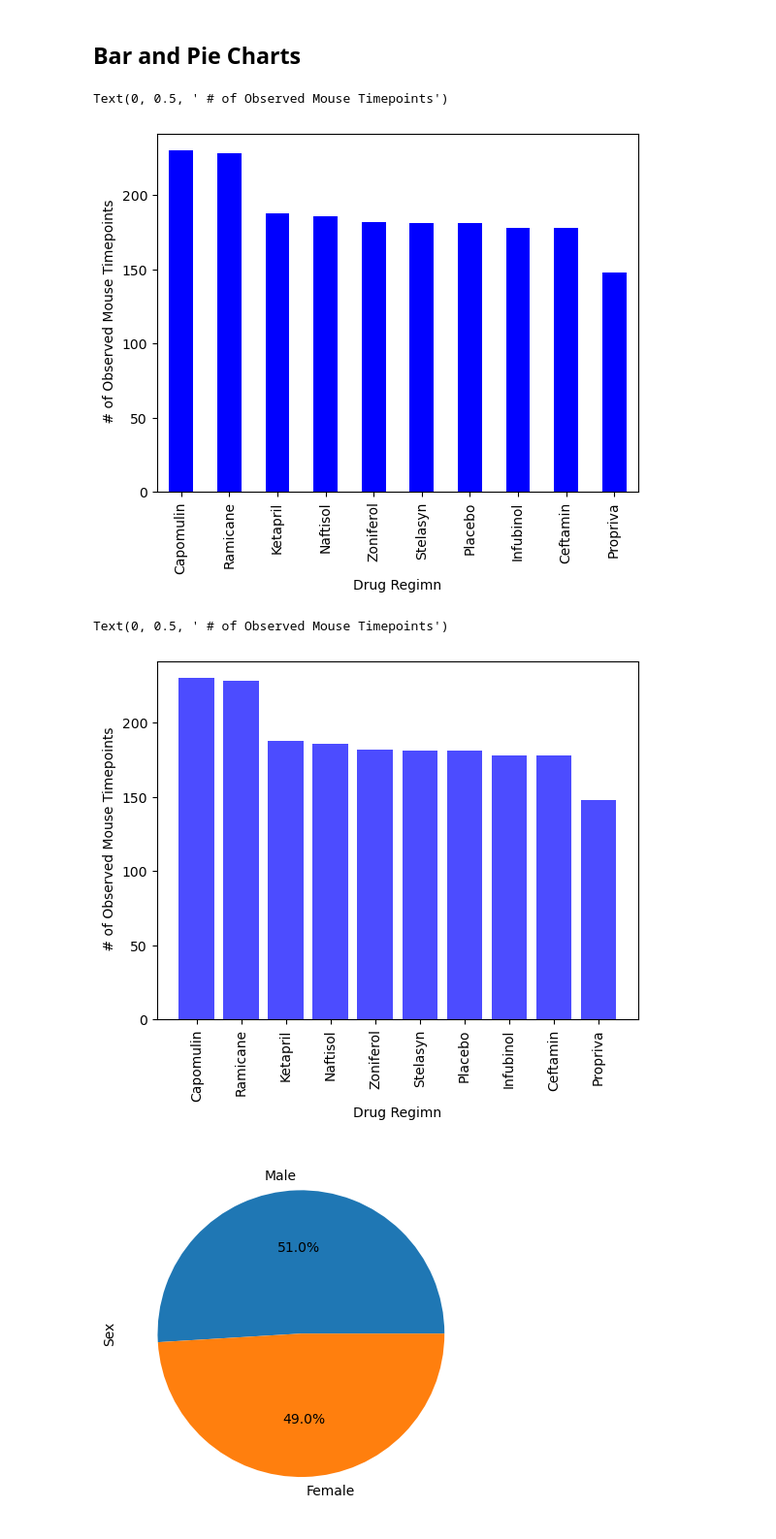
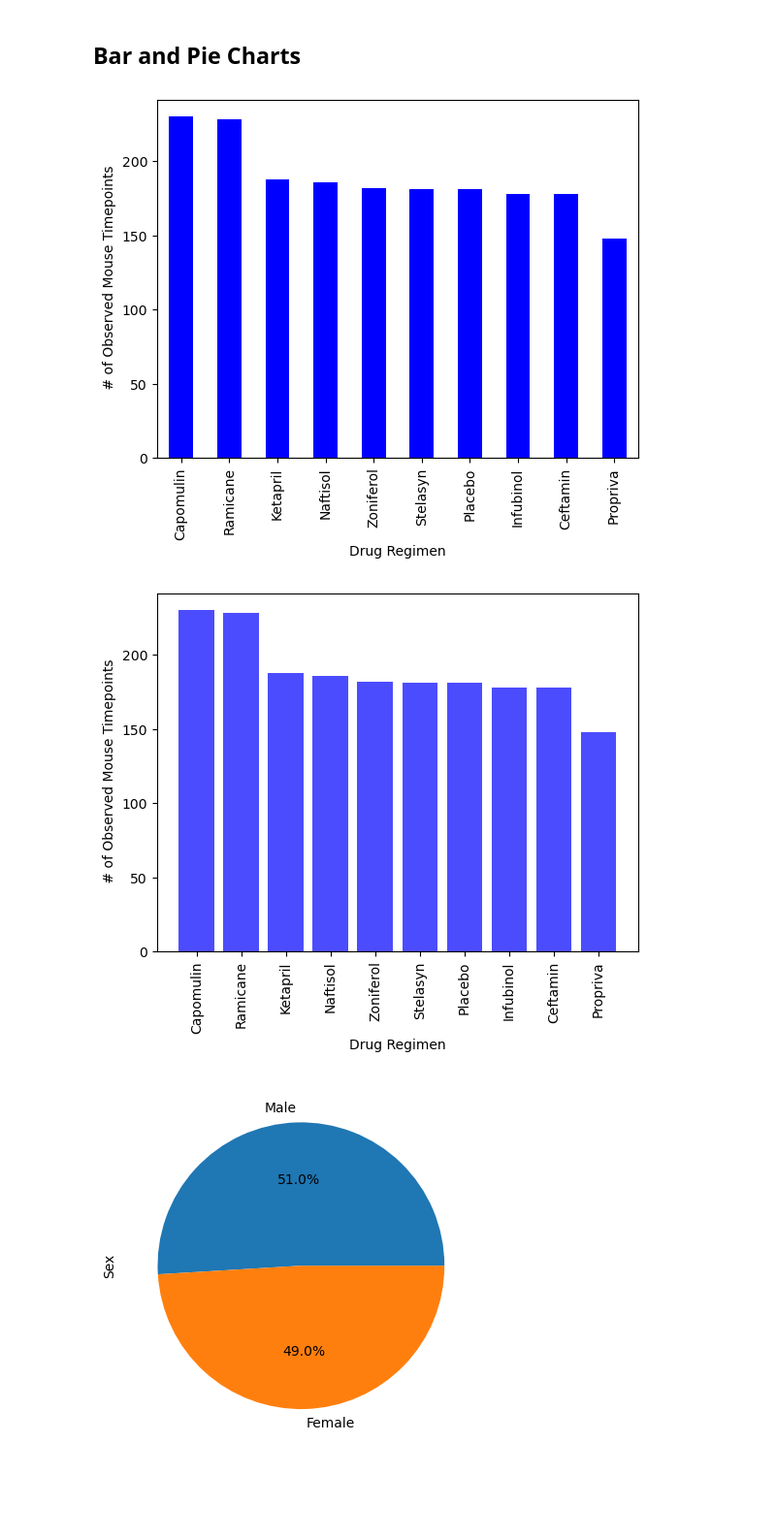
Before and after one commit to durdia2/pymaceuticals-module, a Jupyter notebook: pymaceuticals_starter.ipynb, the cells around one changed output. Shown at 97% size. Cells and saved outputs as stored; diff of their text form; code cells hidden in the pictures; blank space fills up the shorter version.

```diff
--- a/pymaceuticals_starter.ipynb
+++ b/pymaceuticals_starter.ipynb
@@ -142,12 +142,12 @@ clean_stats_df
 # %%
 # Generate a bar plot showing the total number of rows (Mouse ID/Timepoints) for each drug regimen using Pandas.
 total_count=drop_mouse_id["Drug Regimen"].value_counts()
 plot_bar=total_count.plot.bar(color='b')
-plt.xlabel("Drug Regimn")
+plt.xlabel("Drug Regimen")
 plt.ylabel(" # of Observed Mouse Timepoints")
+plt.show()
 # %% [output]
-Text(0, 0.5, ' # of Observed Mouse Timepoints')
-[figure, old version]
+[figure, new version]
 # %%
 # Generate a bar plot showing the total number of rows (Mouse ID/Timepoints) for each drug regimen using pyplot.
 x_axis=total_count.index.values
@@ -156,11 +156,12 @@ mice_total=y_axis
 plt.bar(x_axis,mice_total, color='b', align='center', alpha=0.7)
 
 plt.xticks(rotation='vertical')
-plt.xlabel("Drug Regimn")
+plt.xlabel("Drug Regimen")
 plt.ylabel(" # of Observed Mouse Timepoints")
+
+plt.show()
 # %% [output]
-Text(0, 0.5, ' # of Observed Mouse Timepoints')
-[figure, old version]
+[figure, new version]
 # %%
 # Generate a pie plot showing the distribution of female versus male mice using Pandas
 sex_data=drop_mouse_id["Sex"].value_counts()
```
Also changed, not shown: parts of 2 cells of this notebook.
